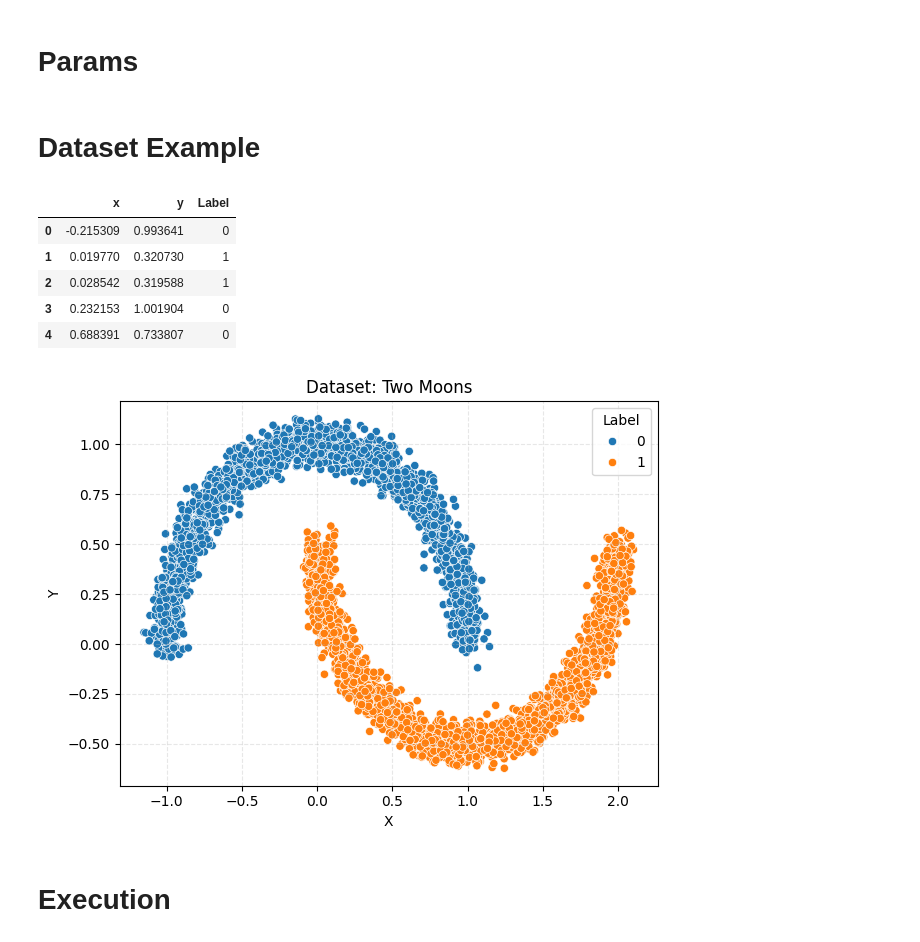
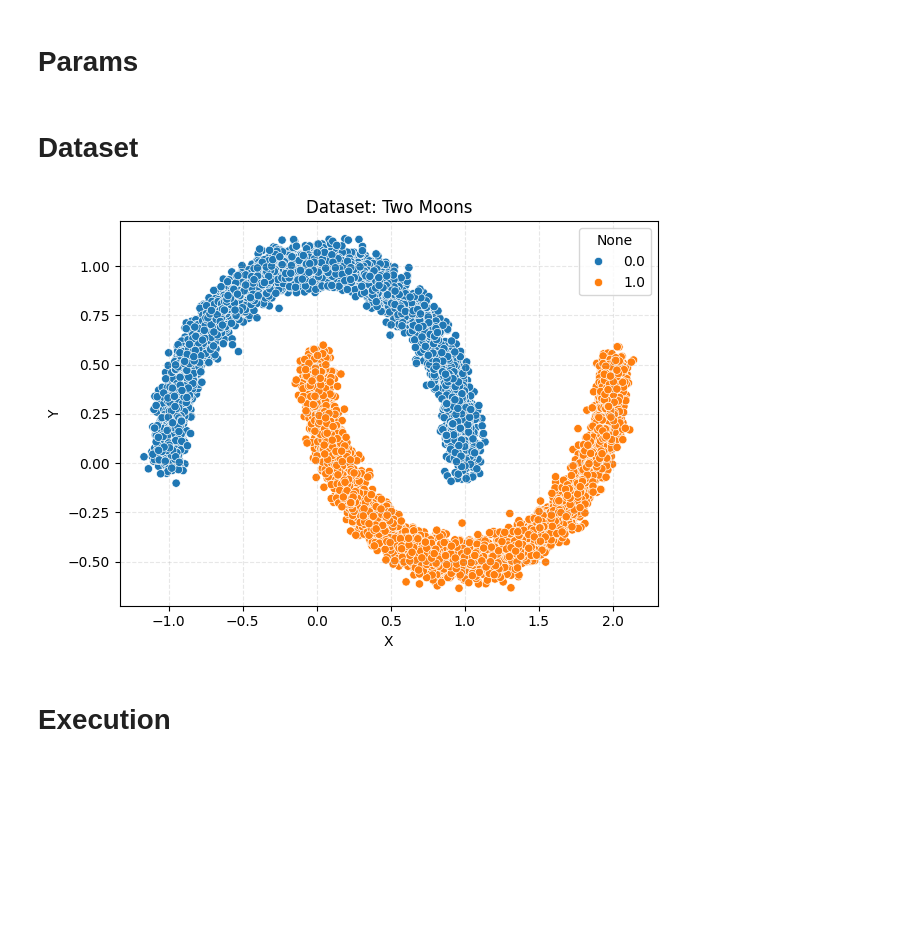
Before and after one commit to lucasbanunes/even-flow-pearl-jam.mp3, a Jupyter notebook: 01_neural_ode_2d.ipynb, the cells around one changed output. Drawn from its saved outputs; the diff is of its cells as text; code cells hidden in the pictures; blank space fills up the shorter version.

```diff
--- a/01_neural_ode_2d.ipynb
+++ b/01_neural_ode_2d.ipynb
@@ -15,48 +19,46 @@ from even_flow.utils import flatten_dict
 # %% [markdown]
 # Params
 # %%
-rtols = np.logspace(-2, -7, 10)
-atols = np.logspace(-2, -7, 10)
+rtols = np.logspace(-2, -7, 2)
+atols = np.logspace(-2, -7, 2)
 solvers = ['euler', 'dopri5', 'rk4']
-# rtols = [1e-6]
-# atols = [1e-6]
-# solvers = ['dopri5']
-random_state = 42
+neurons = [[16, 2], [16, 16, 2], [16, 16, 16, 2]]
+train_samples = 10000
+val_samples = 1000
+test_samples = 1000
 noise = 0.05
+batch_size = 32
+random_state= 943874
 # %% [markdown]
-# Dataset Example
+# Dataset
+# %%
+datamodule = MoonsDataset(
+    train_samples=train_samples,
+    val_samples=val_samples,
+    test_samples=test_samples,
+    noise=noise,
+    batch_size=batch_size,
+    random_state=random_state
+)
 # %%
-X, y = make_moons(n_samples=5000, noise=0.05, random_state=random_state)
-dataset_example = pd.DataFrame(
-    {'x': X[:, 0], 'y': X[:, 1], 'Label': y }
+fig, ax = plt.subplots()
+ax.grid(alpha=.3, linestyle='--')
+sns.scatterplot(
+    x=datamodule.train_X[:, 0].reshape(-1),
+    y=datamodule.train_X[:, 1].reshape(-1),
+    hue=datamodule.train_y.reshape(-1),
+    ax=ax
 )
-del X, y
-dataset_example.head()
+ax.set(
+    title='Dataset: Two Moons',
+    xlabel='X',
+    ylabel='Y'
+)
+fig.tight_layout()
+moons_xlim = ax.get_xlim()
+moons_ylim = ax.get_ylim()
 # %% [output]
-|  | x | y | Label |
-| 0 | -0.215309 | 0.993641 | 0 |
-| 1 | 0.019770 | 0.320730 | 1 |
-| 2 | 0.028542 | 0.319588 | 1 |
-| 3 | 0.232153 | 1.001904 | 0 |
-| 4 | 0.688391 | 0.733807 | 0 |
+[figure, added]
-# %%
-fig, ax = plt.subplots()
-ax.grid(alpha=.3, linestyle='--')
-sns.scatterplot(
-    dataset_example,
-    x='x',
-    y='y',
-    hue='Label',
-    ax=ax
-)
-ax.set(
-    title='Dataset: Two Moons',
-    xlabel='X',
-    ylabel='Y'
-)
-fig.tight_layout()
-# %% [output]
-[figure, removed]
 # %% [markdown]
 # Execution
 # %%
```
Also changed, not shown: parts of 7 cells of this notebook, 21 other files.
